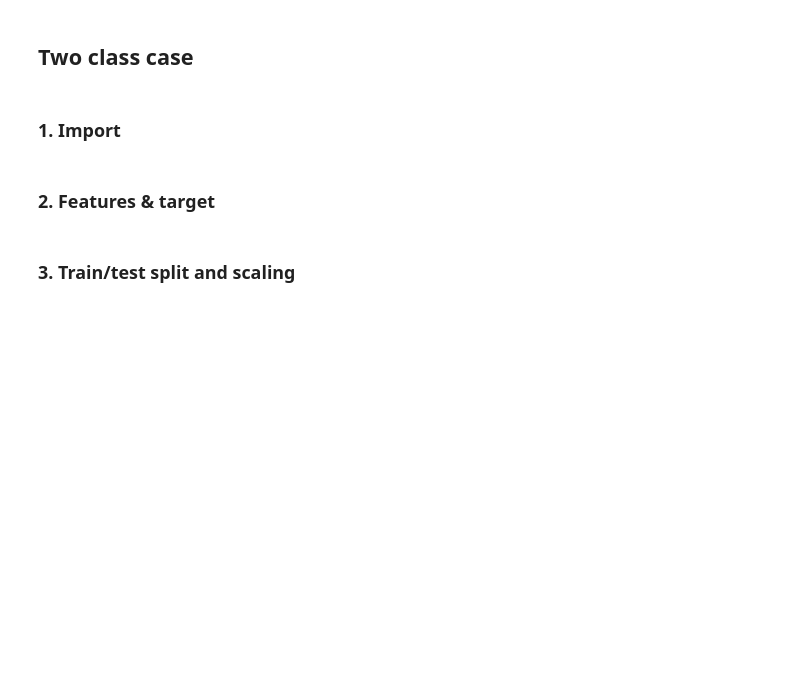
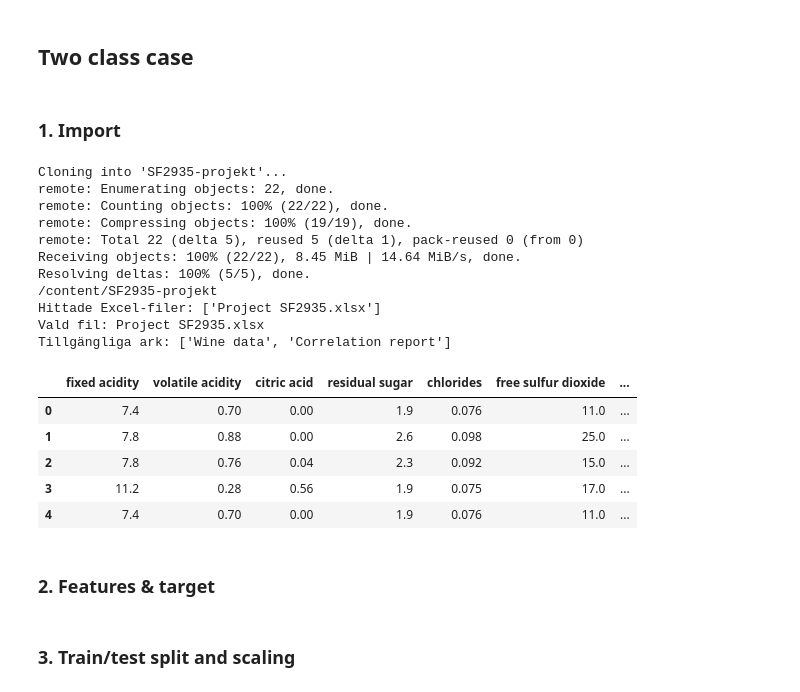
Before and after one commit to ernykth/SF2935-projekt, a Jupyter notebook: RBF_SVM.ipynb, the cells around one changed output. Saved outputs shown, nothing was run; the diff lists cells and outputs as text; code cells hidden in the pictures; blank space fills up the shorter version.

```diff
--- a/RBF_SVM.ipynb
+++ b/RBF_SVM.ipynb
@@ -9,31 +9,81 @@
 # %%
 import pandas as pd
 from sklearn.model_selection import train_test_split, GridSearchCV
 from sklearn.preprocessing import StandardScaler
 from sklearn.svm import SVC
 
 from sklearn.multiclass import OneVsRestClassifier
 
 from sklearn.inspection import permutation_importance
 
 from sklearn.pipeline import make_pipeline
 from sklearn.metrics import classification_report, confusion_matrix, log_loss
 
 
 import numpy as np
 import matplotlib.pyplot as plt
 from sklearn.decomposition import PCA
 
 from sklearn.preprocessing import LabelEncoder
 from matplotlib.colors import ListedColormap, BoundaryNorm
 
 from sklearn.metrics import average_precision_score
 from functools import partial
 
 
 
-# Ladda data
-df = pd.read_excel("Project SF2935.xlsx", sheet_name="Wine data")
+# Ladda data (om du kör vanligt)
+#df = pd.read_excel("Project SF2935.xlsx", sheet_name="Wine data")
+
+
+# 1) Klona repot lokalt i Colab
+!rm -rf SF2935-projekt
+!git clone https://github.com/ernykth/SF2935-projekt.git
+%cd SF2935-projekt
+
+# 2) Hitta Excel-filen/filerna – skriv ut fullständiga sökvägar
+import glob, os
+xlsx_paths = glob.glob("**/*.xlsx", recursive=True)
+print("Hittade Excel-filer:", xlsx_paths)
+
+# 3) Välj rätt fil (om du vet ungefär namnet, filtrera; annars ta första)
+target = None
+candidates = [p for p in xlsx_paths if "Project" in os.path.basename(p)]
+target = candidates[0] if candidates else (xlsx_paths[0] if xlsx_paths else None)
+print("Vald fil:", target)
+
+if target is None:
+    raise FileNotFoundError("Hittade ingen .xlsx i repot. Kontrollera filnamn/placering i GitHub.")
+
+# 4) Undersök vilka blad som finns och läs in
+import pandas as pd
+from openpyxl import load_workbook
+
+xls = pd.ExcelFile(target, engine="openpyxl")
+print("Tillgängliga ark:", xls.sheet_names)
+
+# Försök läsa bladet "Wine data"; fallback till första bladet om namnet inte stämmer
+sheet = "Wine data" if "Wine data" in xls.sheet_names else 0
+df = pd.read_excel(target, sheet_name=sheet, engine="openpyxl")
+df.head()
+# %% [output]
+Cloning into 'SF2935-projekt'...
+remote: Enumerating objects: 22, done.
+remote: Counting objects: 100% (22/22), done.
+remote: Compressing objects: 100% (19/19), done.
+remote: Total 22 (delta 5), reused 5 (delta 1), pack-reused 0 (from 0)
+Receiving objects: 100% (22/22), 8.45 MiB | 14.64 MiB/s, done.
+Resolving deltas: 100% (5/5), done.
+/content/SF2935-projekt
+Hittade Excel-filer: ['Project SF2935.xlsx']
+Vald fil: Project SF2935.xlsx
+Tillgängliga ark: ['Wine data', 'Correlation report']
+|  | fixed acidity | volatile acidity | citric acid | residual sugar | chlorides | free sulfur dioxide | ... |
+| 0 | 7.4 | 0.70 | 0.00 | 1.9 | 0.076 | 11.0 | ... |
+| 1 | 7.8 | 0.88 | 0.00 | 2.6 | 0.098 | 25.0 | ... |
+| 2 | 7.8 | 0.76 | 0.04 | 2.3 | 0.092 | 15.0 | ... |
+| 3 | 11.2 | 0.28 | 0.56 | 1.9 | 0.075 | 17.0 | ... |
+| 4 | 7.4 | 0.70 | 0.00 | 1.9 | 0.076 | 11.0 | ... |
 # %% [markdown]
 ### 2. Features & target
 # %%
```
Also changed, not shown: parts of 23 cells of this notebook.
